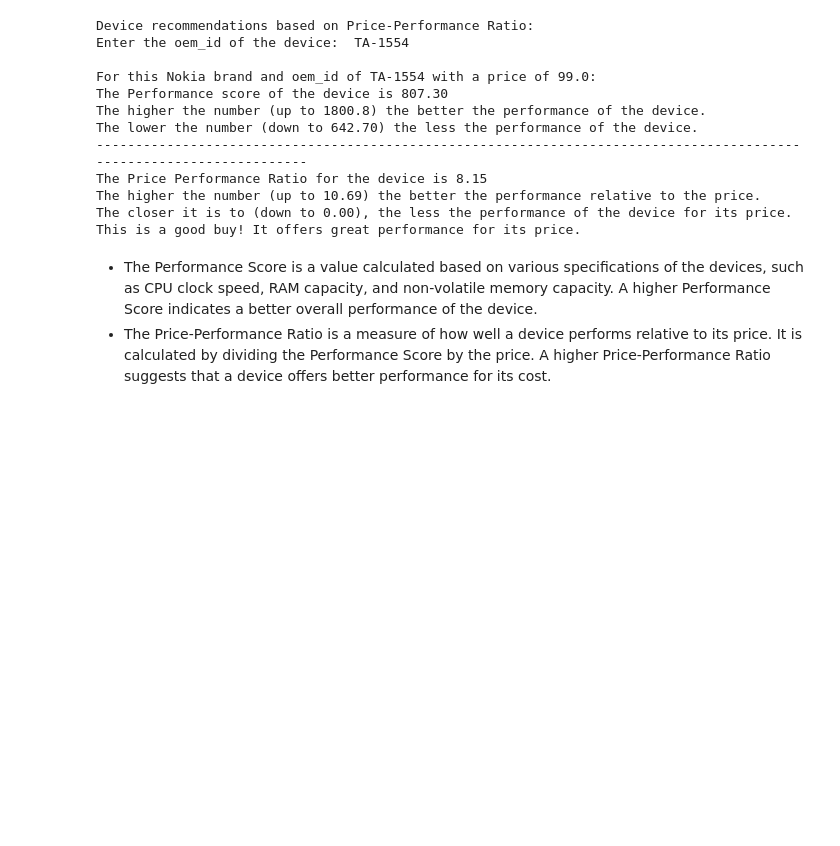
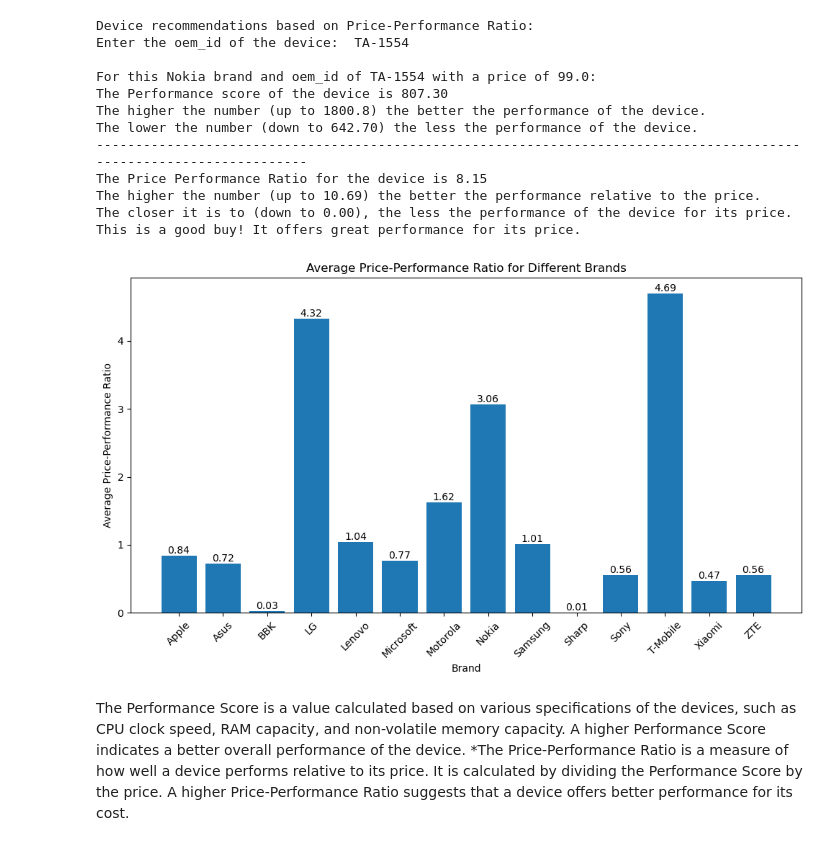
Before and after one commit to Debbydawn/PhoneDB_website, a Jupyter notebook: Question_2.ipynb, the cells around one changed output. Drawn from its saved outputs; the diff is of its cells as text; code cells hidden in the pictures; blank space fills up the shorter version.

Commit message:
ppr chart temp

```diff
--- a/Question_2.ipynb
+++ b/Question_2.ipynb
@@ -295,6 +295,34 @@ The Price Performance Ratio for the device is 8.15
 The higher the number (up to 10.69) the better the performance relative to the price.
 The closer it is to (down to 0.00), the less the performance of the device for its price.
 This is a good buy! It offers great performance for its price.
+# %%
+import matplotlib.pyplot as plt
+def average_ppr():
+    # Create a bar chart to visualize the Price-Performance Ratio for all devices
+    # Group by brand and calculate the average Price-Performance Ratio
+    average_ppr_by_brand = df.groupby('brand')['Price_Performance_Ratio'].mean().reset_index()
+    # Create a bar chart to visualize the average Price-Performance Ratio for different brands
+    plt.figure(figsize=(10, 6))
+    plt.bar(average_ppr_by_brand['brand'], average_ppr_by_brand['Price_Performance_Ratio'])
+    plt.xlabel('Brand')
+    plt.ylabel('Average Price-Performance Ratio')
+    plt.title('Average Price-Performance Ratio for Different Brands')
+    plt.xticks(rotation=45)
+
+    # Display the values for the bars
+    for index, value in enumerate(average_ppr_by_brand['Price_Performance_Ratio']):
+        plt.text(index, value, f"{value:.2f}", ha='center', va='bottom')
+
+    plt.tight_layout()
+
+    # Save the chart to an image file (optional)
+    plt.savefig("average_price_performance_chart.png")
+
+    # Show the chart
+    plt.show()
+average_ppr()
+# %% [output]
+[figure, added]
 # %% [markdown]
-* The Performance Score is a value calculated based on various specifications of the devices, such as CPU clock speed, RAM capacity, and non-volatile memory capacity. A higher Performance Score indicates a better overall performance of the device.
-* The Price-Performance Ratio is a measure of how well a device performs relative to its price. It is calculated by dividing the Performance Score by the price. A higher Price-Performance Ratio suggests that a device offers better performance for its cost.
+The Performance Score is a value calculated based on various specifications of the devices, such as CPU clock speed, RAM capacity, and non-volatile memory capacity. A higher Performance Score indicates a better overall performance of the device.
+*The Price-Performance Ratio is a measure of how well a device performs relative to its price. It is calculated by dividing the Performance Score by the price. A higher Price-Performance Ratio suggests that a device offers better performance for its cost.
```
